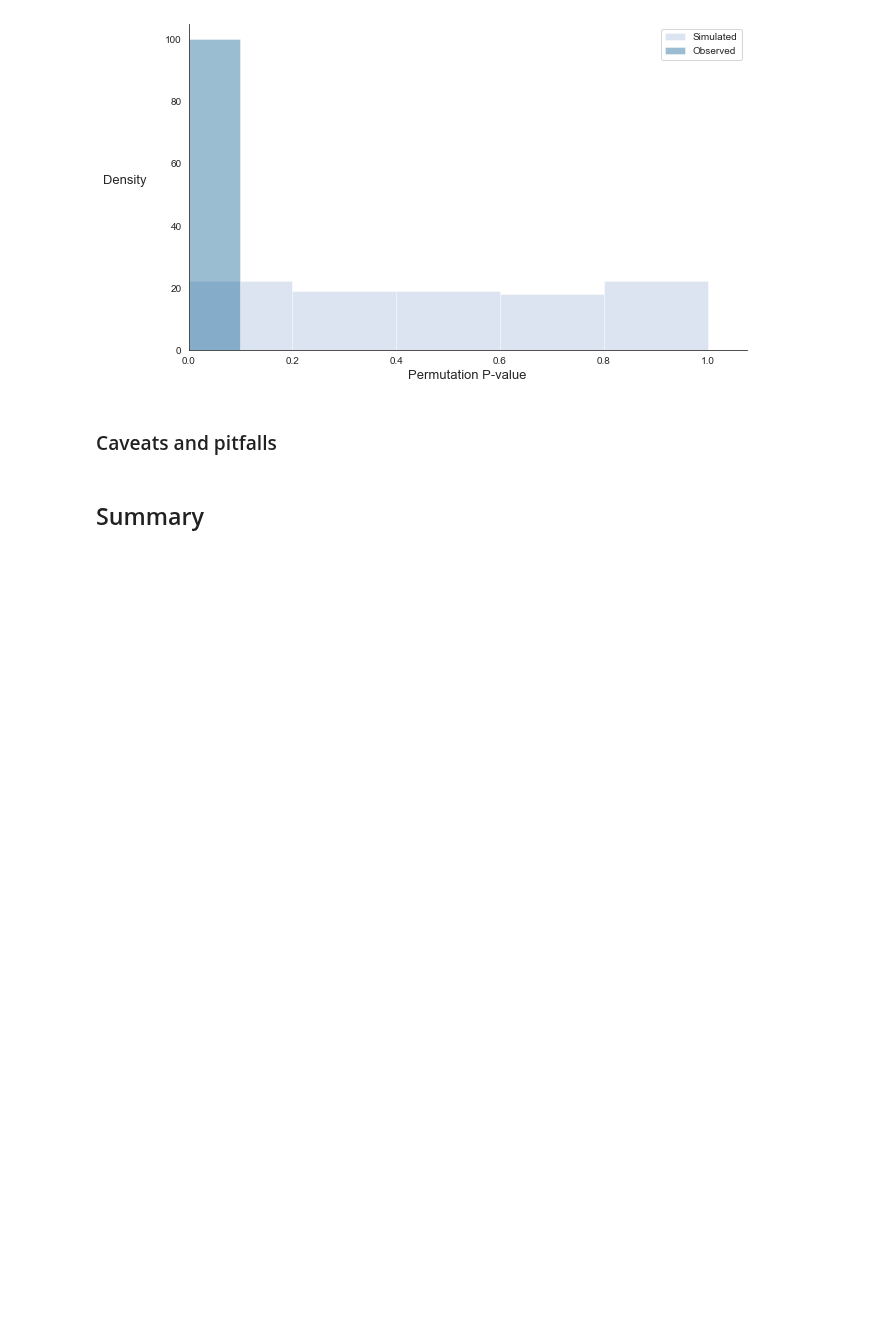
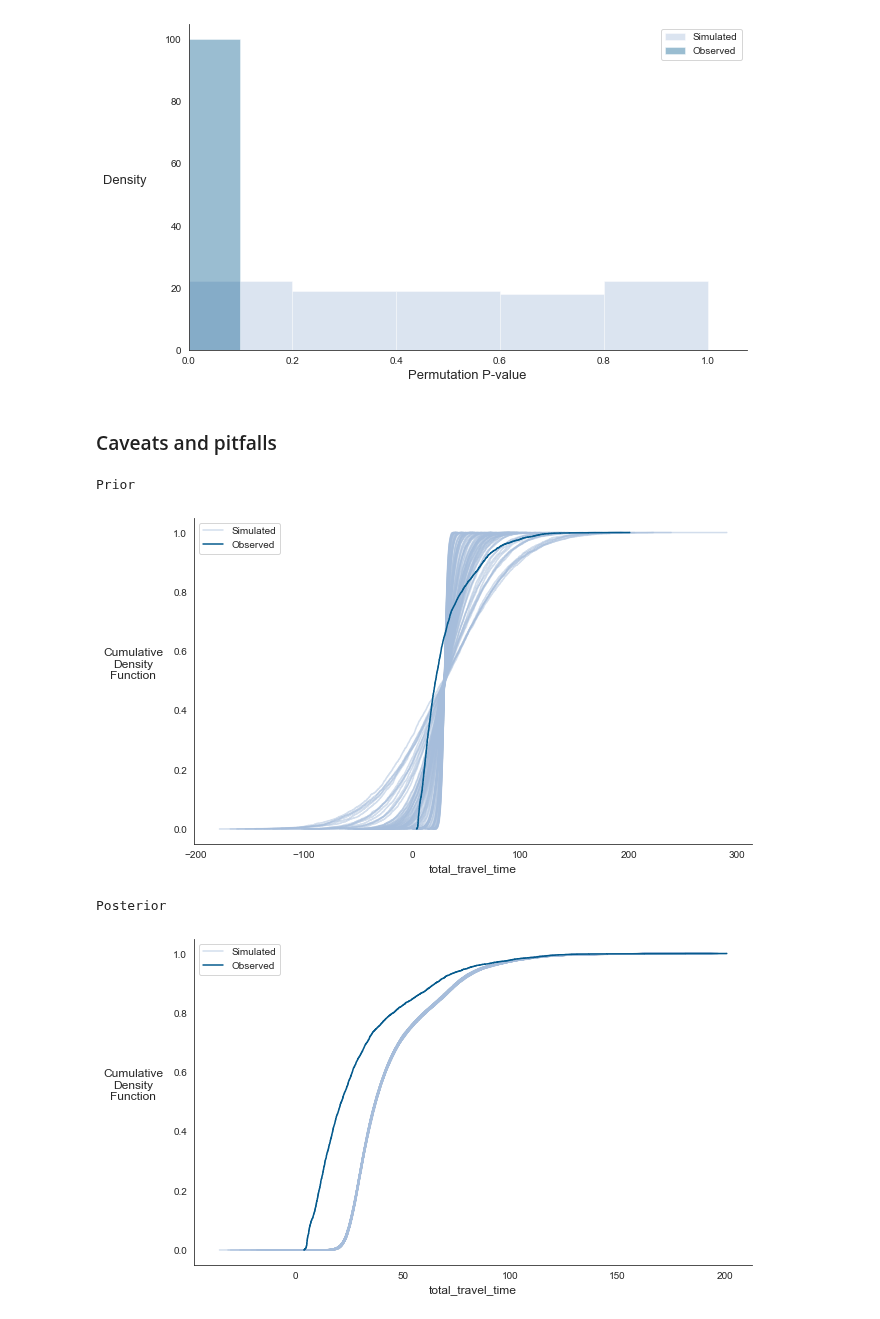
Before and after one commit to hassan-obeid/tr_b_causal_2020, a Jupyter notebook: notebooks/final/_04-tb-testing-your-causal-graph.ipynb, the cells around one changed output. Saved outputs shown, nothing was run; the diff lists cells and outputs as text; code cells hidden in the pictures; blank space fills up the shorter version.

```diff
--- a/notebooks/final/_04-tb-testing-your-causal-graph.ipynb
+++ b/notebooks/final/_04-tb-testing-your-causal-graph.ipynb
@@ -352,5 +379,29 @@ The p-value of the predictive, permutation C.I.T. is 0.98.
 [figure]
 # %% [markdown]
 ### Caveats and pitfalls
-# %% [markdown]
-## Summary
+# %%
+# Choose a column of data to compare, e.g., the
+# travel time column.
+current_col = TIME_COLUMN
+current_col_idx = UTILITY_COLUMNS.index(TIME_COLUMN)
+
+print('Prior')
+prior_sim_cdf =\
+    li.plot_simulated_vs_observed_cdf(
+        drive_alone_df.iloc[:, current_col_idx].values,
+        x_samples_prior[:, current_col_idx, :],
+        x_label=current_col
+        )
+
+print('Posterior')
+posterior_sim_cdf =\
+    li.plot_simulated_vs_observed_cdf(
+        drive_alone_df.iloc[:, current_col_idx].values,
+        x_samples_post[:, current_col_idx, :],
+        x_label=current_col
+        )
+# %% [output]
+Prior
+[figure, added]
+Posterior
+[figure, added]
```
Also changed, not shown: parts of 11 cells of this notebook, 1 other file.
